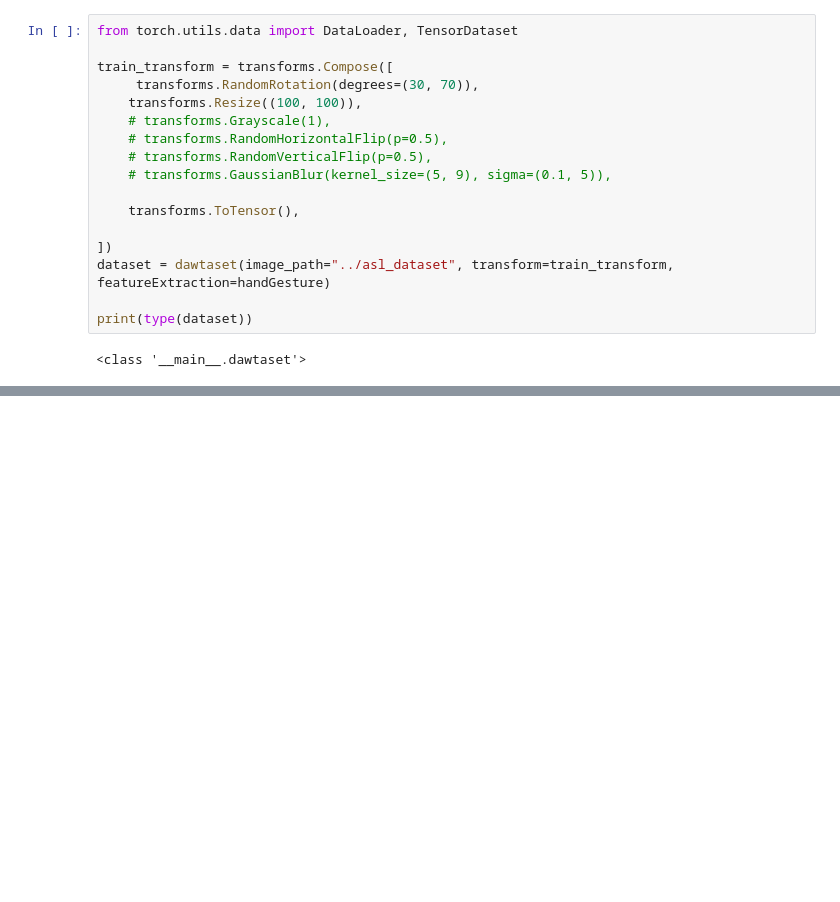
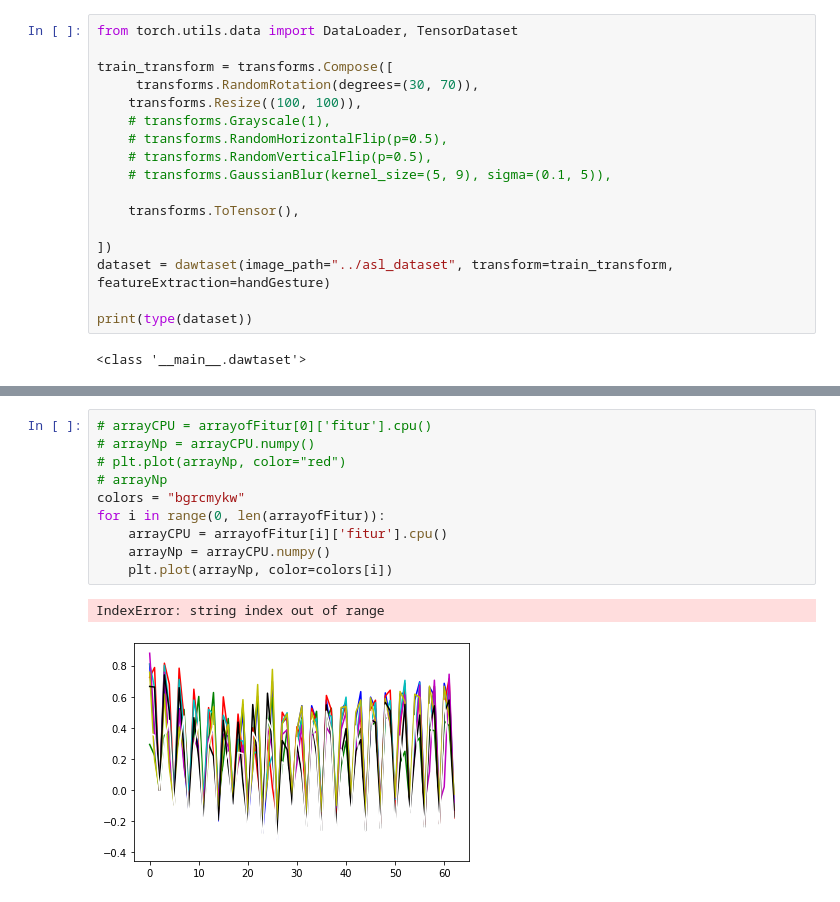
Before and after one commit to gustipangestu/code, a Jupyter notebook: 01. Blur/tesRun.ipynb, the cells around one changed output, grey strips where cells are left out. Drawn from its saved outputs; the diff is of its cells as text; blank space fills up the shorter version.

```diff
--- a/01. Blur/tesRun.ipynb
+++ b/01. Blur/tesRun.ipynb
@@ -265,0 +296,13 @@ Text(0, 0.5, 'Augmented Images')
+# %%
+# arrayCPU = arrayofFitur[0]['fitur'].cpu()
+# arrayNp = arrayCPU.numpy()
+# plt.plot(arrayNp, color="red")
+# arrayNp
+colors = "bgrcmykw"
+for i in range(0, len(arrayofFitur)):
+    arrayCPU = arrayofFitur[i]['fitur'].cpu()
+    arrayNp = arrayCPU.numpy()
+    plt.plot(arrayNp, color=colors[i])
+# %% [output]
+IndexError: string index out of range
+[figure, added]
```
Also changed, not shown: parts of 4 cells of this notebook, 4 other files.
